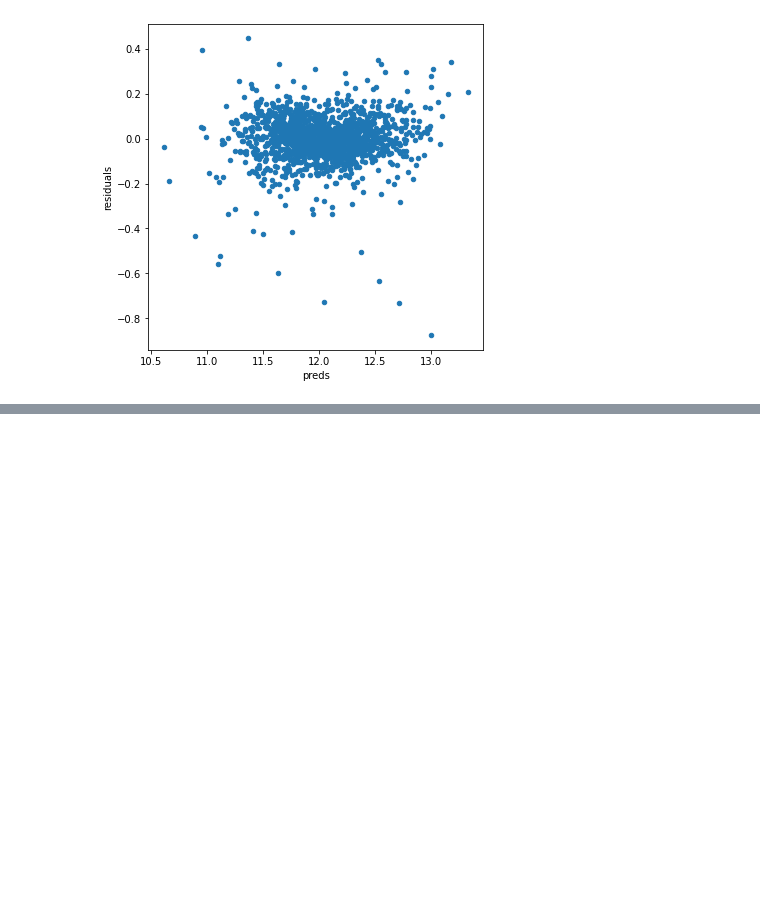
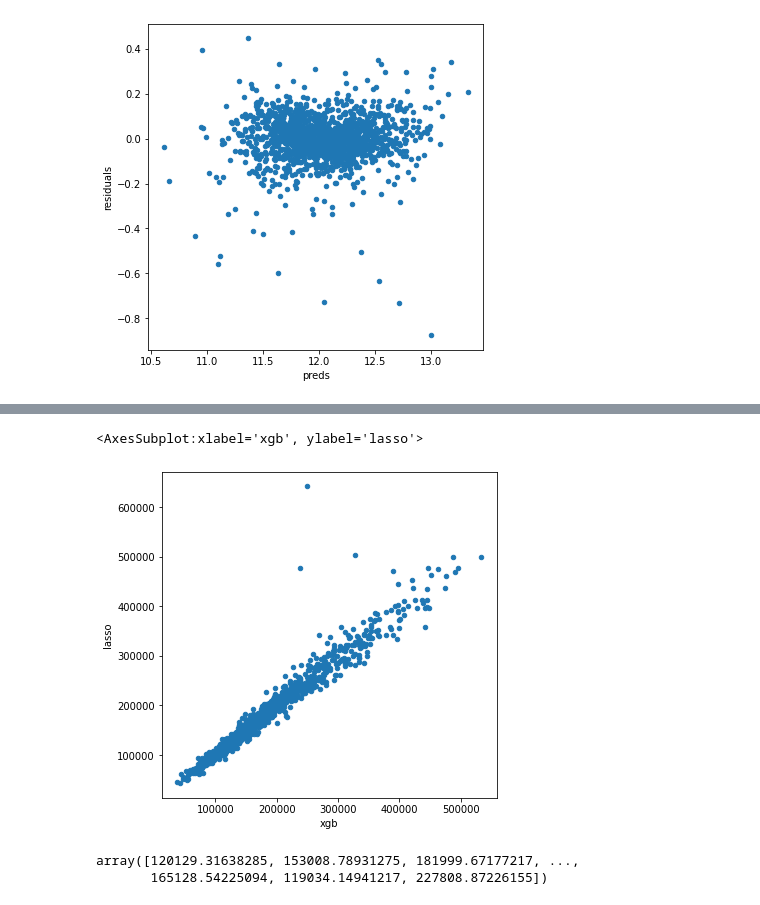
Before and after one commit to minhaz-engg/House-Prices---Advanced-Regression-Techniques, a Jupyter notebook: house-price-practice-5.ipynb, the cells around one changed output, grey strips where cells are left out. Cells and saved outputs as stored; diff of their text form; code cells hidden in the pictures; blank space fills up the shorter version.

```diff
--- a/house-price-practice-5.ipynb
+++ b/house-price-practice-5.ipynb
@@ -251,0 +183,3 @@ preds.plot(x = "preds", y = "residuals",kind = "scatter")
+# %%
+model_xgb = xgb.XGBRegressor(n_estimators=360, max_depth=2, learning_rate=0.1) #the params were tuned using xgb.cv
+model_xgb.fit(X_train, y)
@@ -251,0 +197,9 @@ preds.plot(x = "preds", y = "residuals",kind = "scatter")
+# %%
+xgb_preds = np.expm1(model_xgb.predict(X_test))
+lasso_preds = np.expm1(model_lasso.predict(X_test))
+# %%
+predictions = pd.DataFrame({"xgb":xgb_preds, "lasso":lasso_preds})
+predictions.plot(x = "xgb", y = "lasso", kind = "scatter")
+# %% [output]
+<AxesSubplot:xlabel='xgb', ylabel='lasso'>
+[figure, added]
@@ -251,0 +208,5 @@ preds.plot(x = "preds", y = "residuals",kind = "scatter")
+# %%
+preds
+# %% [output]
+array([120129.31638285, 153008.78931275, 181999.67177217, ...,
+       165128.54225094, 119034.14941217, 227808.87226155])
```
Also changed, not shown: parts of 26 cells of this notebook.
